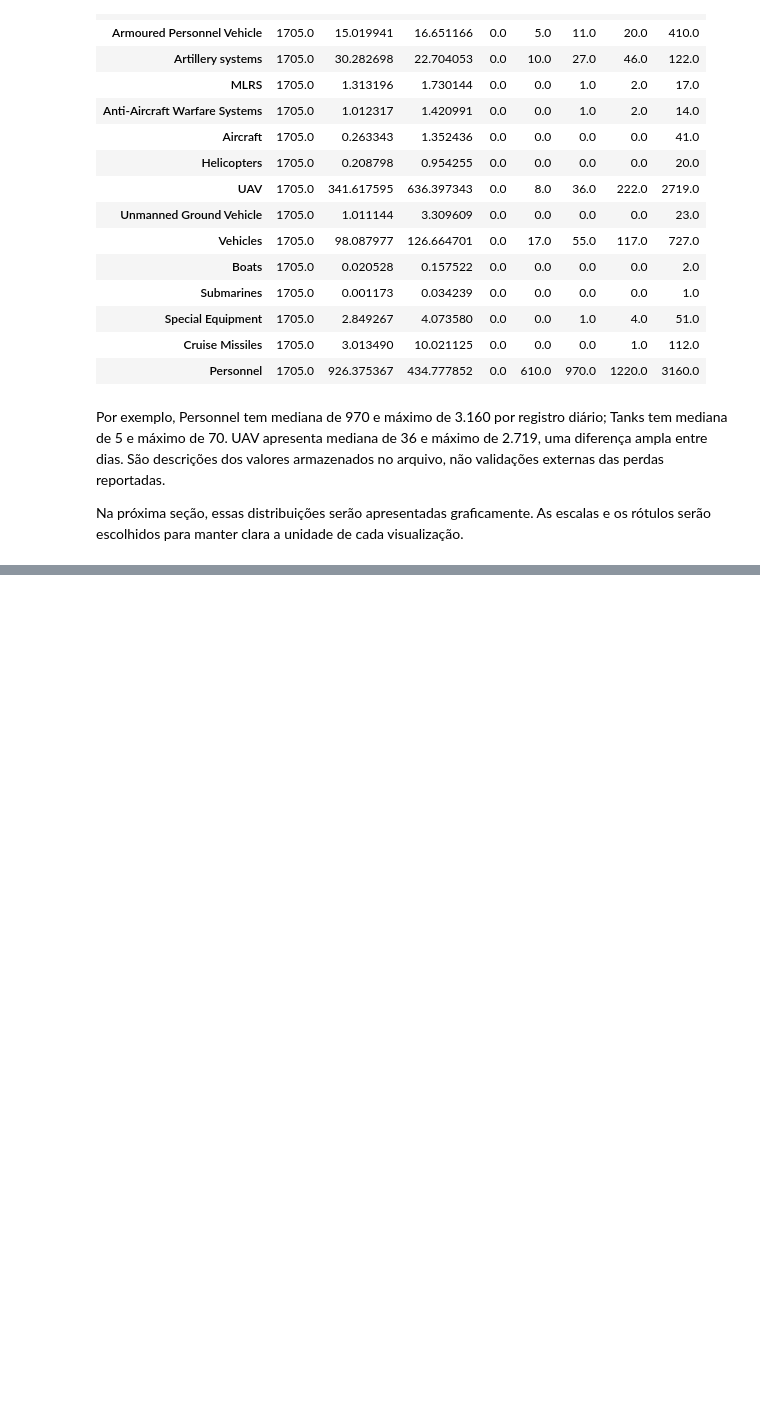
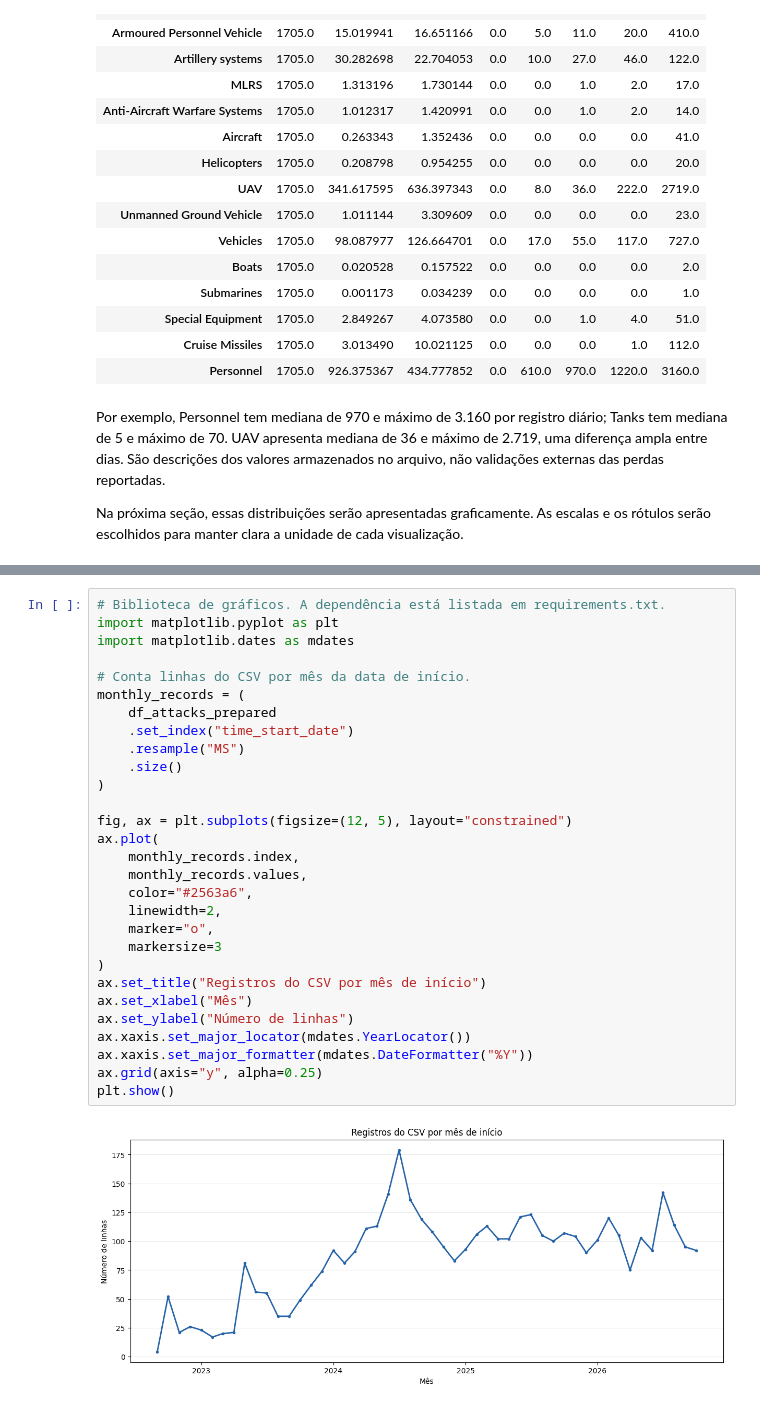
Before and after one commit to TW1ST3RX10/Russo-Ukrainian_War-DC, a Jupyter notebook: notebooks/Analise_Exploratoria.ipynb, the cells around one changed output, grey strips where cells are left out. Drawn from its saved outputs; the diff is of its cells as text; blank space fills up the shorter version.

Commit message:
chore: seção 6 implementada e gráficos salvos na pasta images para evidências.

```diff
--- a/notebooks/Analise_Exploratoria.ipynb
+++ b/notebooks/Analise_Exploratoria.ipynb
@@ -581,0 +590,31 @@ Na próxima seção, essas distribuições serão apresentadas graficamente. As
+# %%
+# Biblioteca de gráficos. A dependência está listada em requirements.txt.
+import matplotlib.pyplot as plt
+import matplotlib.dates as mdates
+
+# Conta linhas do CSV por mês da data de início.
+monthly_records = (
+    df_attacks_prepared
+    .set_index("time_start_date")
+    .resample("MS")
+    .size()
+)
+
+fig, ax = plt.subplots(figsize=(12, 5), layout="constrained")
+ax.plot(
+    monthly_records.index,
+    monthly_records.values,
+    color="#2563a6",
+    linewidth=2,
+    marker="o",
+    markersize=3
+)
+ax.set_title("Registros do CSV por mês de início")
+ax.set_xlabel("Mês")
+ax.set_ylabel("Número de linhas")
+ax.xaxis.set_major_locator(mdates.YearLocator())
+ax.xaxis.set_major_formatter(mdates.DateFormatter("%Y"))
+ax.grid(axis="y", alpha=0.25)
+plt.show()
+# %% [output]
+[figure, added]
```
Also changed, not shown: parts of 12 cells of this notebook, 5 other files.
